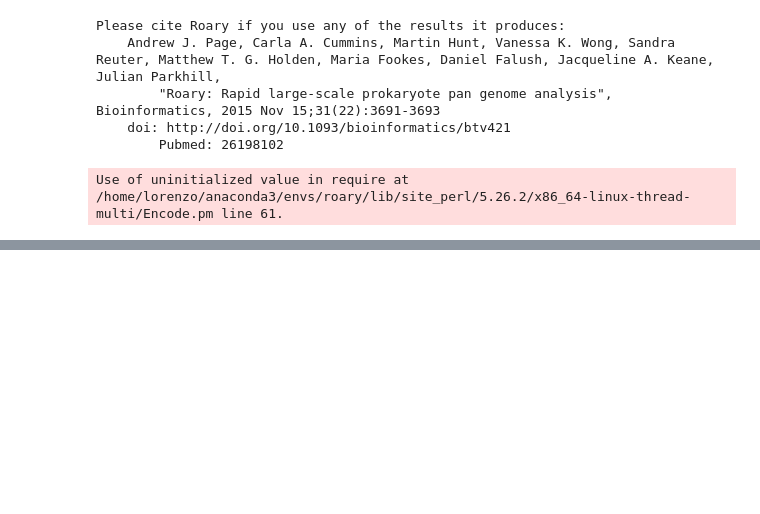
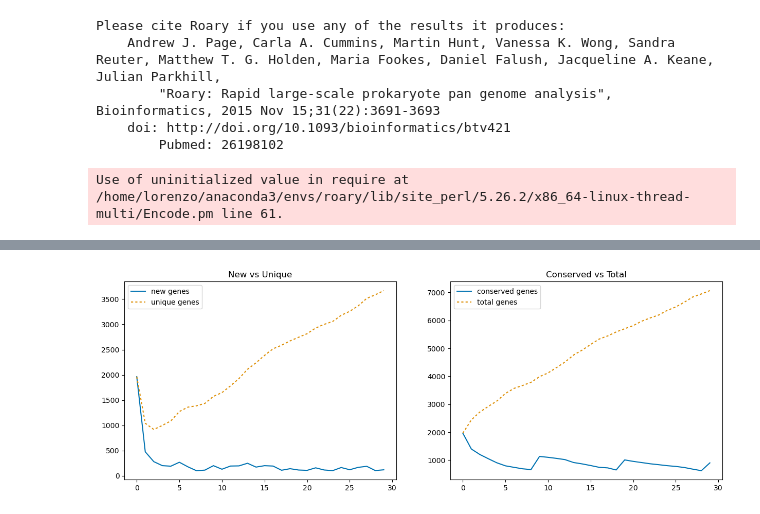
Before and after one commit to GentleHoney/Genomics_Project, a Jupyter notebook: proj_tmp.ipynb, the cells around one changed output, grey strips where cells are left out. Cells and saved outputs as stored; diff of their text form; code cells hidden in the pictures; blank space fills up the shorter version.

```diff
--- a/proj_tmp.ipynb
+++ b/proj_tmp.ipynb
@@ -428,0 +428,10 @@ roary_matrix.T
+# %%
+
+labels=["new genes","unique genes","conserved genes","total genes"]
+fig,ax = plt.subplots(1,2,figsize=(15,5))
+for i,(df,t) in enumerate(zip(df_list,labels)):
+    sns.lineplot(df.mean(),ax=ax[i//2],label=t, dashes= (2,2) if i%2 == 1 else "")
+    ax[i//2].set_title("New vs Unique" if i//2 == 0 else "Conserved vs Total")
+    ax[i//2].legend()
+# %% [output]
+[figure, added]
```
Also changed, not shown: parts of 6 cells of this notebook.
